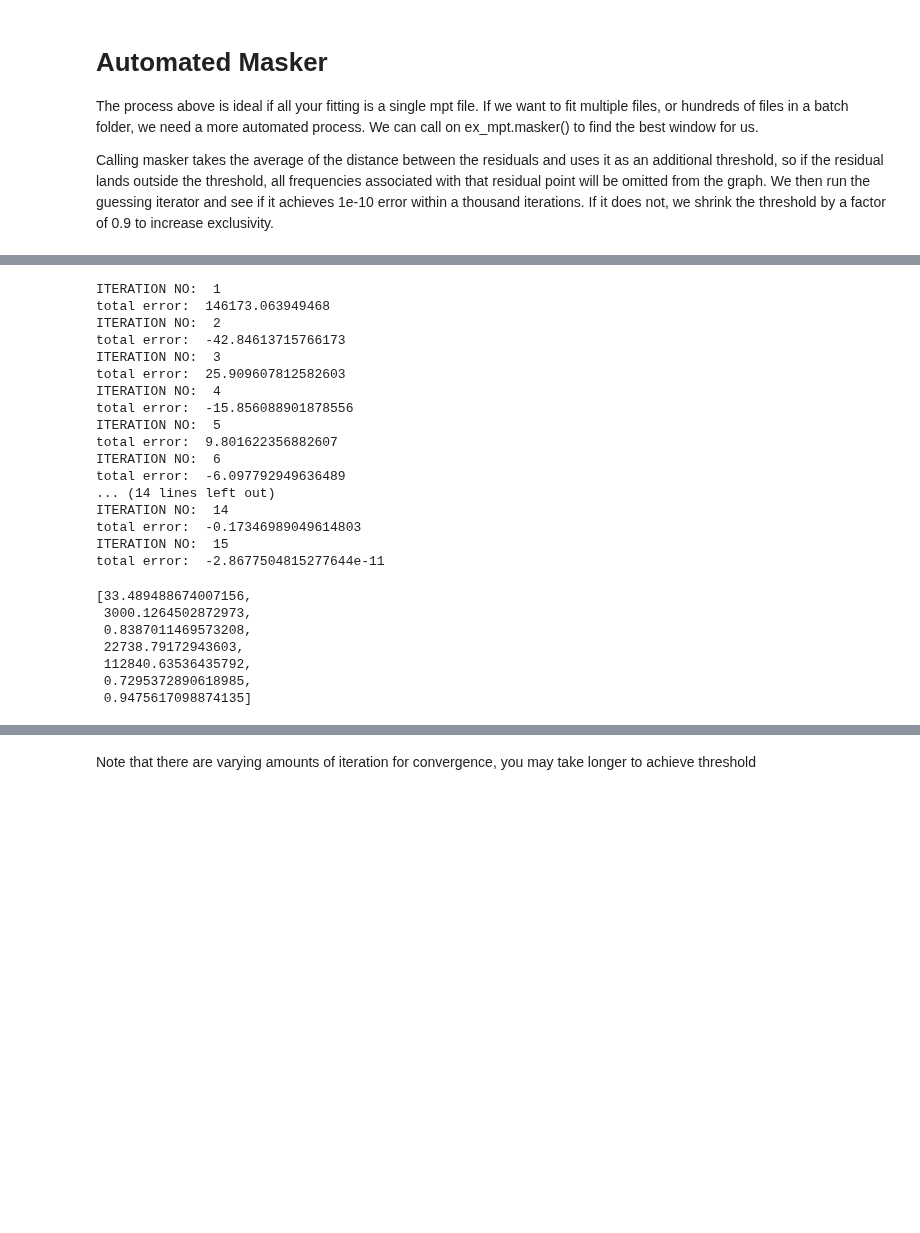
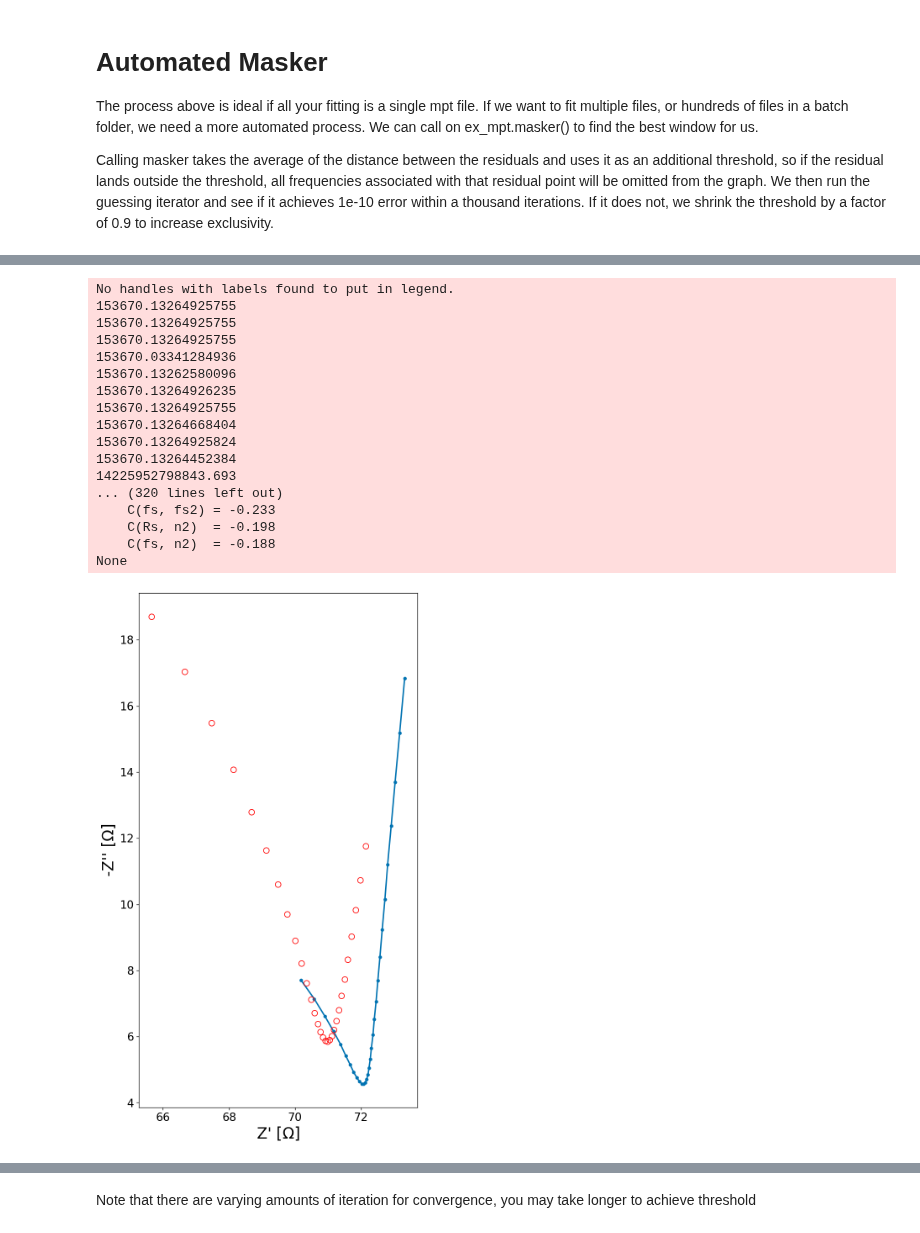
Before and after one commit to WildcatDiscovery/Kyler_Speed_Circuit, a Jupyter notebook: python_notebooks/masking_the_data.ipynb, the cells around one changed output, grey strips where cells are left out. Drawn from its saved outputs; the diff is of its cells as text; code cells hidden in the pictures; blank space fills up the shorter version.

```diff
--- a/python_notebooks/masking_the_data.ipynb
+++ b/python_notebooks/masking_the_data.ipynb
@@ -153,39 +51,0 @@ total error:  -2.8677504815277644e-11
-# %%
-auto_masked_mpt = mpt_data(path,data, mask = [1000018.6000000008, 39.80892199999999])
-
-Rs_guess = 40
-
-R_guess = 2959
-n_guess = 0.8
-fs_guess = 23023
-
-R2_guess = 258738
-n2_guess = 0.8
-fs2_guess = 0.2
-
-auto_masked_mpt.guesser(Rs_guess,R_guess,n_guess,fs_guess,R2_guess,n2_guess,fs2_guess)
-# %% [output]
-ITERATION NO:  1
-total error:  146173.063949468
-ITERATION NO:  2
-total error:  -42.84613715766173
-ITERATION NO:  3
-total error:  25.909607812582603
-ITERATION NO:  4
-total error:  -15.856088901878556
-ITERATION NO:  5
-total error:  9.801622356882607
-ITERATION NO:  6
-total error:  -6.097792949636489
-... (14 lines left out)
-ITERATION NO:  14
-total error:  -0.17346989049614803
-ITERATION NO:  15
-total error:  -2.8677504815277644e-11
-[33.489488674007156,
- 3000.1264502872973,
- 0.8387011469573208,
- 22738.79172943603,
- 112840.63536435792,
- 0.7295372890618985,
- 0.9475617098874135]
@@ -191,0 +78,41 @@ total error:  -2.8677504815277644e-11
+# %%
+params = Parameters()
+Rs_guess = 1
+
+R_guess = 1
+n_guess = 0.8
+fs_guess = 1
+
+R2_guess = 1
+n2_guess = 0.8
+fs2_guess = 0.2
+guess_package = [Rs_guess, R_guess, n_guess, fs_guess, R2_guess, n2_guess, fs2_guess]
+#adding to the parameters package to send to the fitting function
+params.add('Rs', value=guess_package[0], min=guess_package[0]*.01, max=10**6)
+params.add('R', value=guess_package[1], min=guess_package[1]*.1, max=10**6)
+params.add('n', value=guess_package[2], min=.65, max=1)
+params.add('fs', value=guess_package[3], min=10**0.5, max=10**6)
+params.add('R2', value=guess_package[4], min=guess_package[4]*.1, max=10**6)
+params.add('n2', value=guess_package[5], min=.65, max=1)
+params.add('fs2', value=guess_package[6], min=10**-2, max=10**6)
+masked_mpt.mpt_fit(params, circuit = 'R-RQ-RQ')
+masked_mpt.mpt_plot(fitting = 'on')
+# %% [output]
+No handles with labels found to put in legend.
+153670.13264925755
+153670.13264925755
+153670.13264925755
+153670.03341284936
+153670.13262580096
+153670.13264926235
+153670.13264925755
+153670.13264668404
+153670.13264925824
+153670.13264452384
+14225952798843.693
+... (320 lines left out)
+    C(fs, fs2) = -0.233
+    C(Rs, n2)  = -0.198
+    C(fs, n2)  = -0.188
+None
+[figure, added]
```
Also changed, not shown: parts of 16 cells of this notebook, 5 other files.
